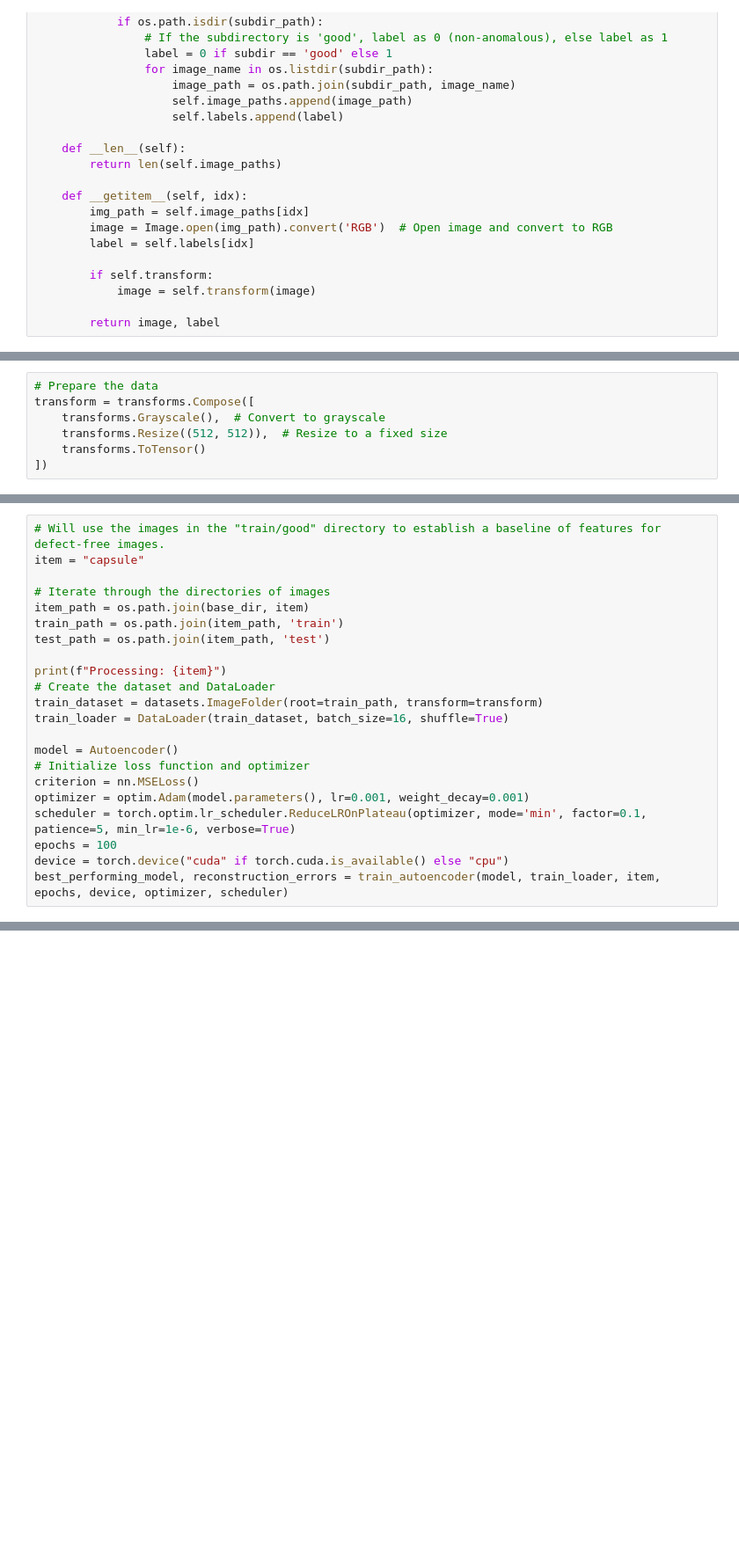
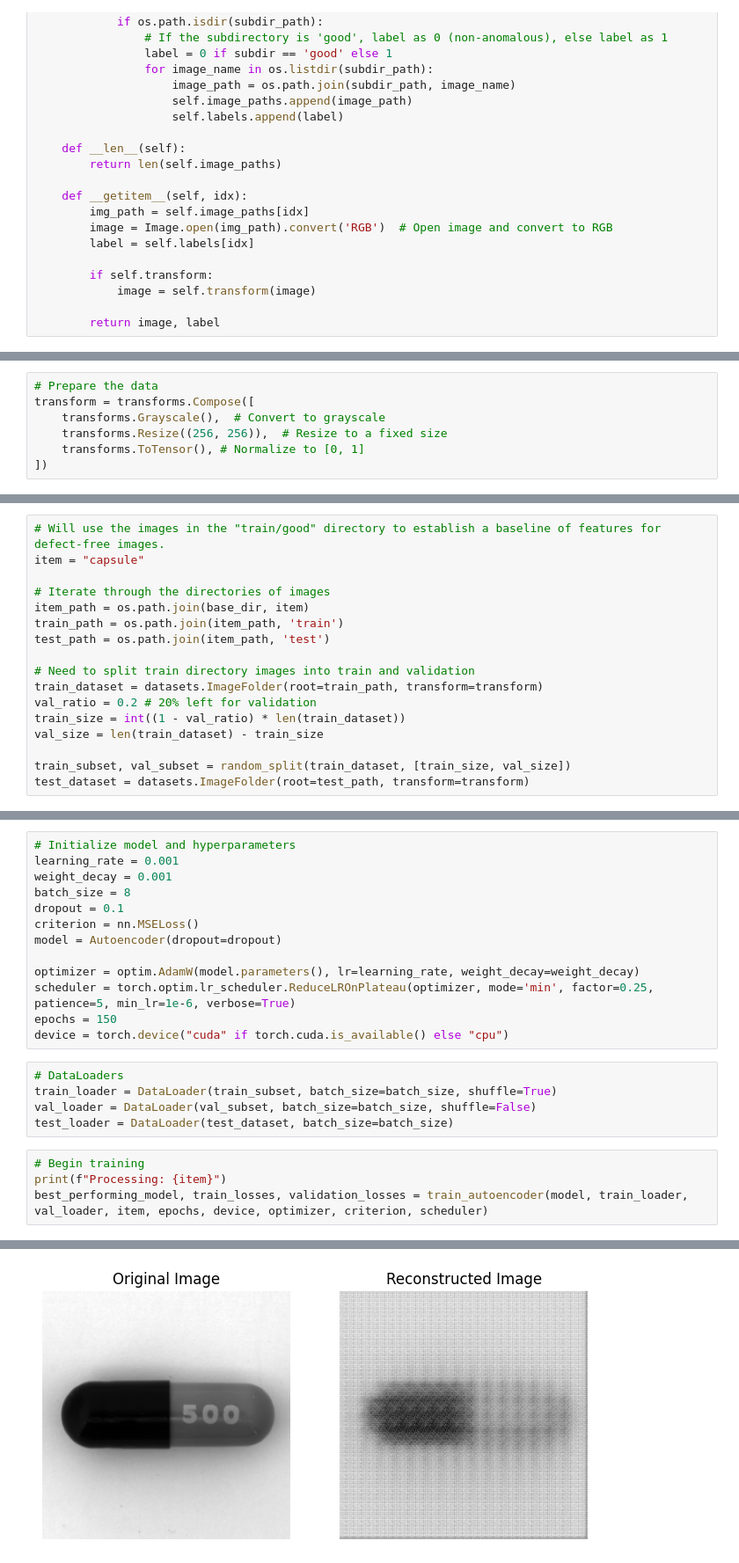
Before and after one commit to abeyyoseph/OtherProjects, a Jupyter notebook: ImageAnomalyDetectionAutoencoder/AnomalyDetectionAutoencoder.ipynb, the cells around one changed output, grey strips where cells are left out. Shown at 88% size. Cells and saved outputs as stored; diff of their text form; blank space fills up the shorter version.

Commit message:
improved model

```diff
--- a/ImageAnomalyDetectionAutoencoder/AnomalyDetectionAutoencoder.ipynb
+++ b/ImageAnomalyDetectionAutoencoder/AnomalyDetectionAutoencoder.ipynb
@@ -84,6 +93,6 @@ class Autoencoder(nn.Module):
 # Prepare the data
 transform = transforms.Compose([
     transforms.Grayscale(),  # Convert to grayscale
-    transforms.Resize((512, 512)),  # Resize to a fixed size
-    transforms.ToTensor()
+    transforms.Resize((256, 256)),  # Resize to a fixed size
+    transforms.ToTensor(), # Normalize to [0, 1]
 ])
@@ -249,16 +261,11 @@ item_path = os.path.join(base_dir, item)
 train_path = os.path.join(item_path, 'train')
 test_path = os.path.join(item_path, 'test')
 
-print(f"Processing: {item}")
-# Create the dataset and DataLoader
+# Need to split train directory images into train and validation
 train_dataset = datasets.ImageFolder(root=train_path, transform=transform)
-train_loader = DataLoader(train_dataset, batch_size=16, shuffle=True)
+val_ratio = 0.2 # 20% left for validation
+train_size = int((1 - val_ratio) * len(train_dataset))
+val_size = len(train_dataset) - train_size
 
-model = Autoencoder()
-# Initialize loss function and optimizer
-criterion = nn.MSELoss()
-optimizer = optim.Adam(model.parameters(), lr=0.001, weight_decay=0.001)
-scheduler = torch.optim.lr_scheduler.ReduceLROnPlateau(optimizer, mode='min', factor=0.1, patience=5, min_lr=1e-6, verbose=True)
-epochs = 100
-device = torch.device("cuda" if torch.cuda.is_available() else "cpu")
-best_performing_model, reconstruction_errors = train_autoencoder(model, train_loader, item, epochs, device, optimizer, scheduler)
+train_subset, val_subset = random_split(train_dataset, [train_size, val_size])
+test_dataset = datasets.ImageFolder(root=test_path, transform=transform)
@@ -330,0 +272,23 @@ Epoch [31/100], Loss: 0.000387
+# %%
+# Initialize model and hyperparameters
+learning_rate = 0.001
+weight_decay = 0.001
+batch_size = 8
+dropout = 0.1
+criterion = nn.MSELoss()
+model = Autoencoder(dropout=dropout)
+
+optimizer = optim.AdamW(model.parameters(), lr=learning_rate, weight_decay=weight_decay)
+scheduler = torch.optim.lr_scheduler.ReduceLROnPlateau(optimizer, mode='min', factor=0.25, patience=5, min_lr=1e-6, verbose=True)
+epochs = 150
+device = torch.device("cuda" if torch.cuda.is_available() else "cpu")
+# %%
+# DataLoaders
+train_loader = DataLoader(train_subset, batch_size=batch_size, shuffle=True)
+val_loader = DataLoader(val_subset, batch_size=batch_size, shuffle=False)
+test_loader = DataLoader(test_dataset, batch_size=batch_size)
+# %%
+# Begin training
+print(f"Processing: {item}")
+best_performing_model, train_losses, validation_losses = train_autoencoder(model, train_loader, val_loader, item, epochs, device, optimizer, criterion, scheduler)
+# %% [output]
@@ -330,0 +296 @@ Epoch [31/100], Loss: 0.000387
+[figure, added]
```
Also changed, not shown: parts of 10 cells of this notebook.
